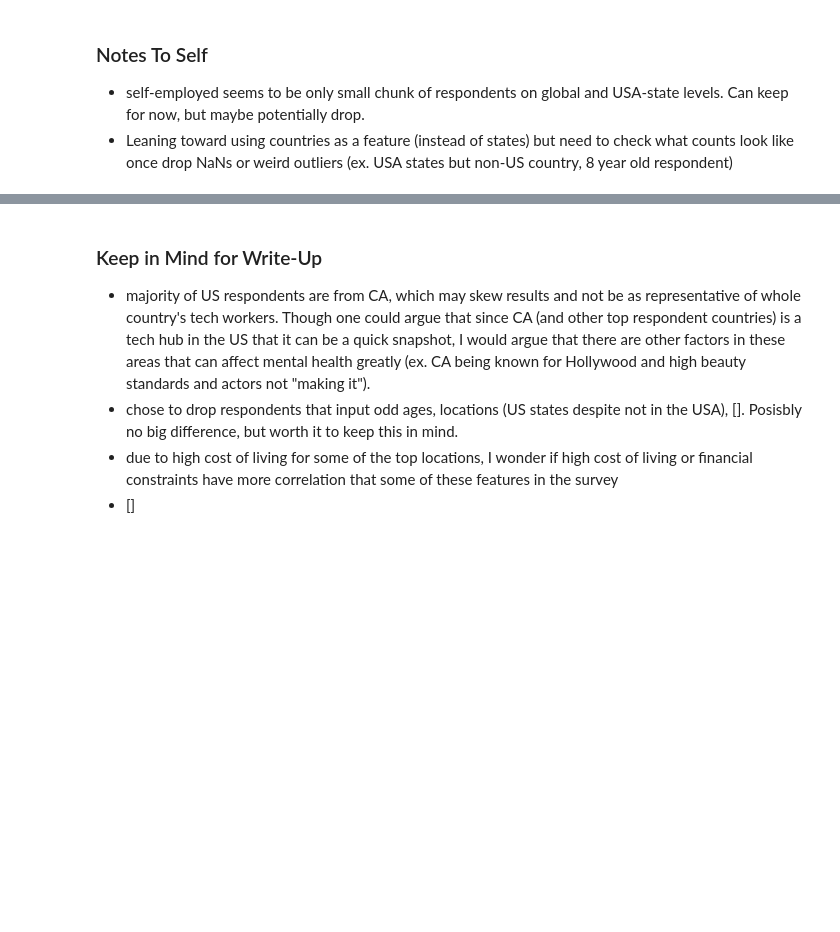
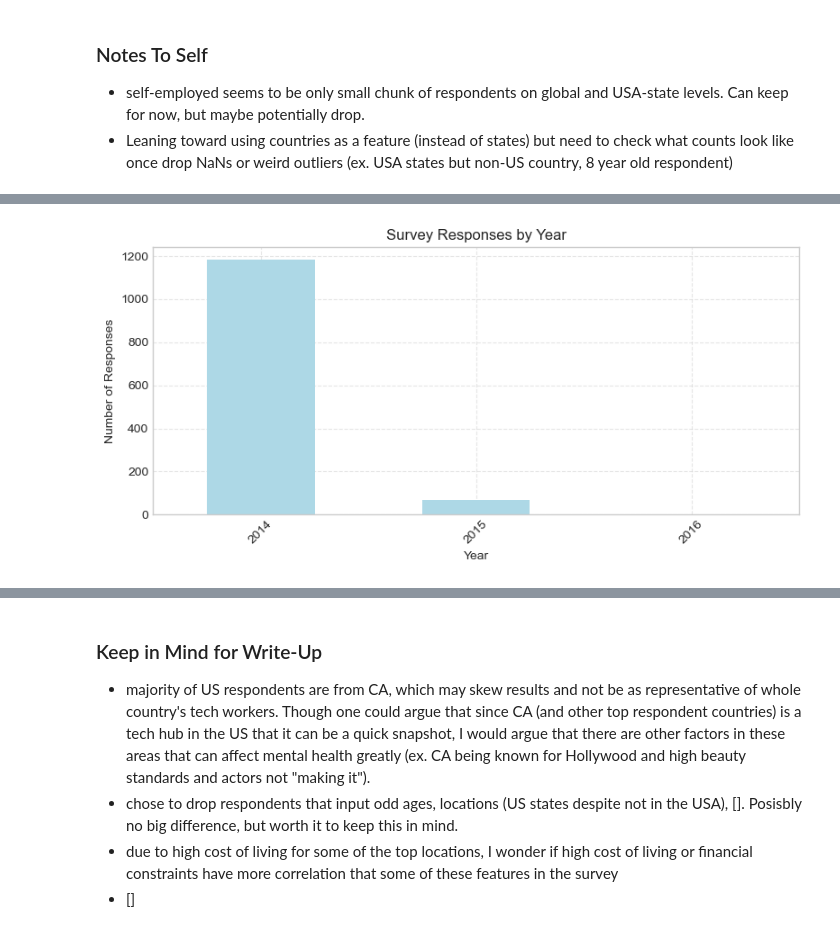
Before and after one commit to aseeds10/MHealthWorkplace-Tech, a Jupyter notebook: Notebooks/01_Explore.ipynb, the cells around one changed output, grey strips where cells are left out. Cells and saved outputs as stored; diff of their text form; code cells hidden in the pictures; blank space fills up the shorter version.

```diff
--- a/Notebooks/01_Explore.ipynb
+++ b/Notebooks/01_Explore.ipynb
@@ -642,0 +655,11 @@ print(f"Rows after removing outliers: {survey_df_clean.shape[0]}")
+# %%
+# viz for year (or month-year) participants responded
+# make Timestamp into datetime (for line chart but also helpful later for any heatmaps)
+survey_df_clean['Timestamp'] = pd.to_datetime(survey_df_clean['Timestamp']\
+                                                     , errors='coerce'
+                                                    )
+pprint(survey_df_clean.dtypes)
+print("--------------------")
+print(f"Total nulls in Timestamp column: {survey_df_clean['Timestamp'].isnull().sum()}") #if no nulls, shouldn't be issue with dt convert
+
+# NOTE: when do .loc ver of this, for whatever reason doesn't convert to dt
@@ -642,0 +689,6 @@ print(f"Rows after removing outliers: {survey_df_clean.shape[0]}")
+# %%
+# add columns for years and month-years
+survey_df_clean.loc[:, 'Year'] = survey_df_clean['Timestamp'].dt.year
+survey_df_clean.loc[:, 'Month-Year'] = survey_df_clean['Timestamp'].dt.to_period('M')
+
+survey_df_clean.head()
@@ -642,0 +713,14 @@ print(f"Rows after removing outliers: {survey_df_clean.shape[0]}")
+# %%
+# year distrib viz
+# Count the number of responses per year
+survey_df_clean['Year'].value_counts().sort_index().plot(kind='bar', figsize=(8, 4), color='lightblue')
+
+plt.title('Survey Responses by Year')
+plt.xlabel('Year')
+plt.ylabel('Number of Responses')
+plt.xticks(rotation=45)
+plt.grid(True, linestyle='--', alpha=0.5)
+plt.tight_layout()
+plt.show()
+# %% [output]
+[figure, added]
```
Also changed, not shown: parts of 24 cells of this notebook.
